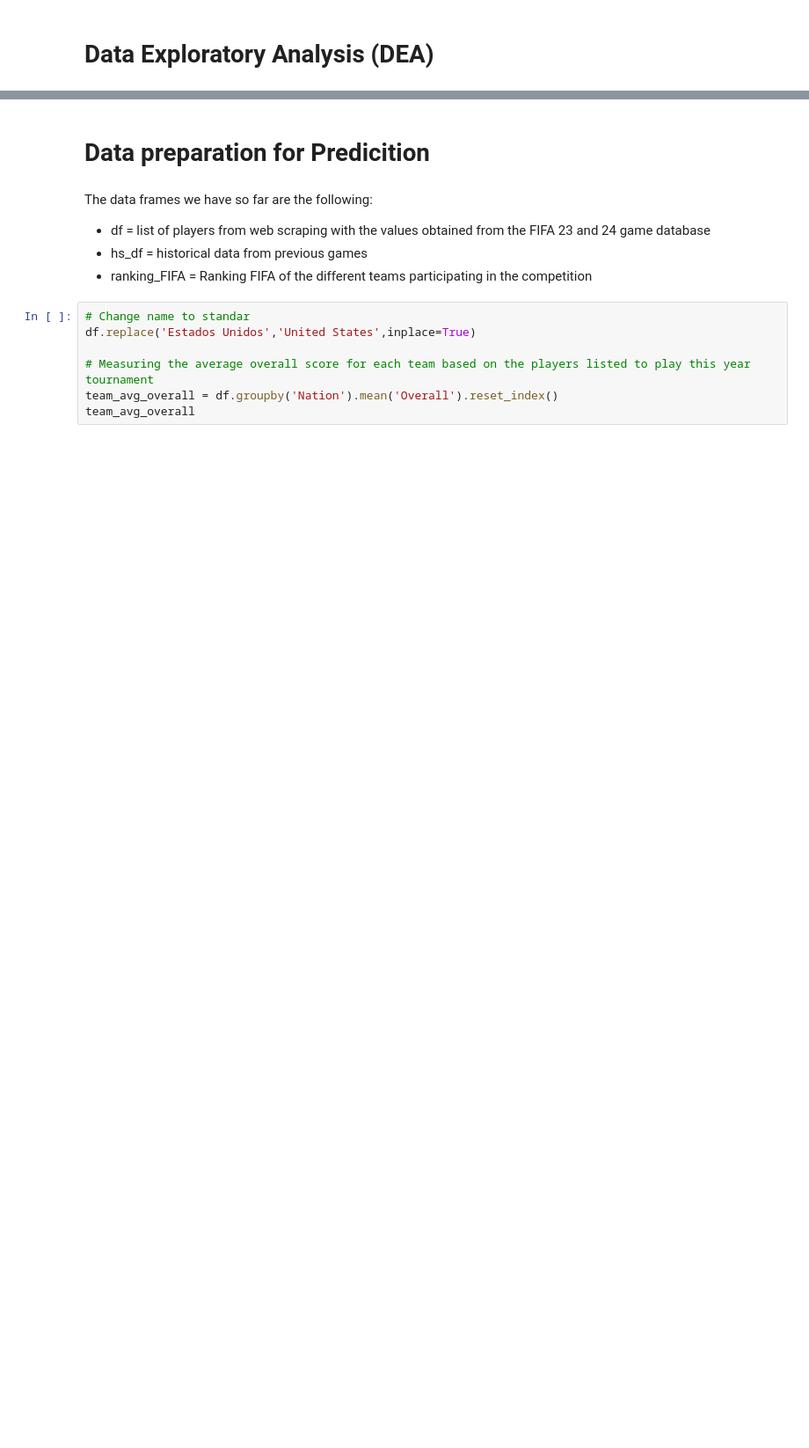
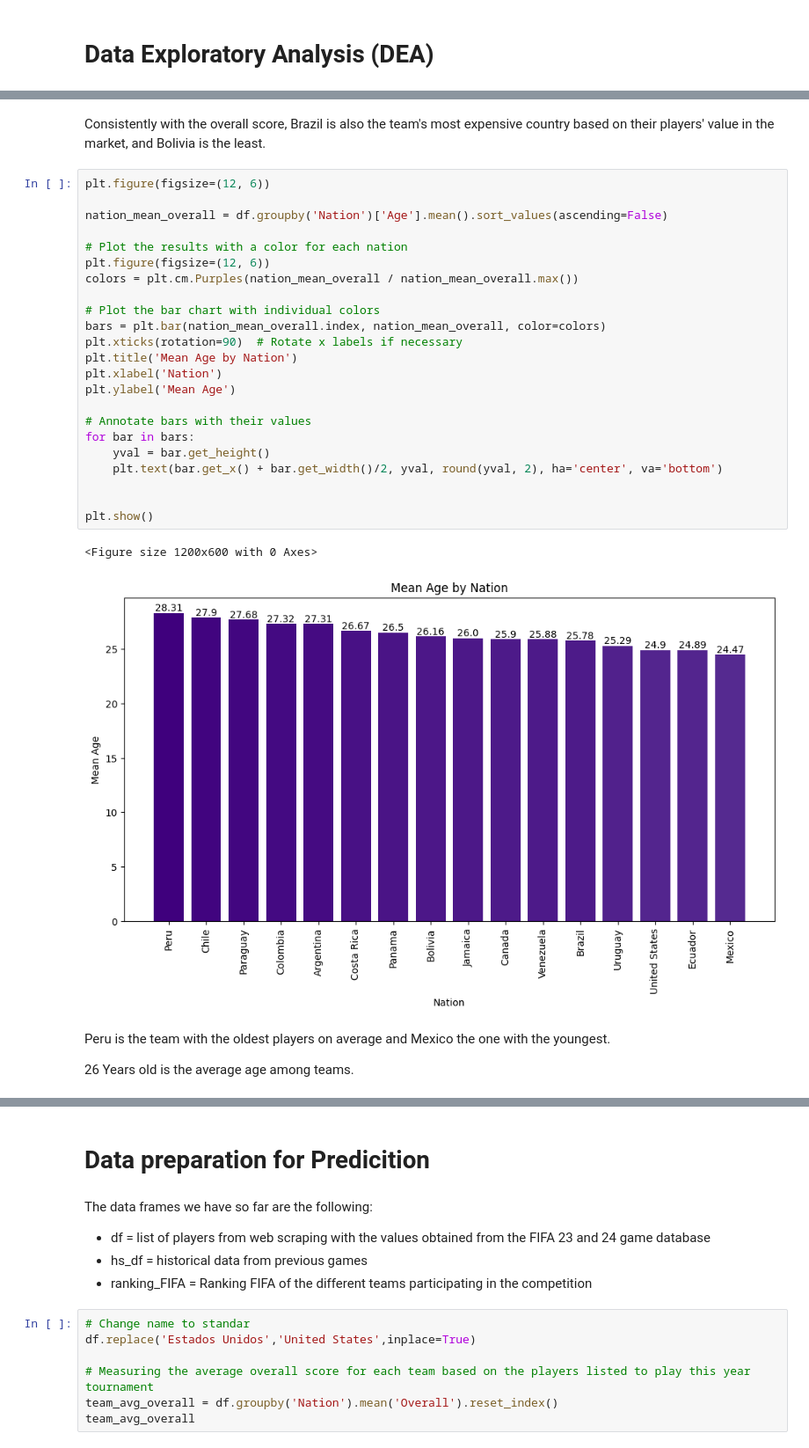
Before and after one commit to arielwendichansky/Copa-America-Model-2024, a Jupyter notebook: Copa_America_final_project.ipynb, the cells around one changed output, grey strips where cells are left out. Shown at 88% size. Saved outputs shown, nothing was run; the diff lists cells and outputs as text; blank space fills up the shorter version.

```diff
--- a/Copa_America_final_project.ipynb
+++ b/Copa_America_final_project.ipynb
@@ -1524,0 +1762,32 @@ ranking_FIFA.head()
+# %% [markdown]
+Consistently with the overall score, Brazil is also the team's most expensive country based on their players' value in the market, and Bolivia is the least.
+# %%
+plt.figure(figsize=(12, 6))
+
+nation_mean_overall = df.groupby('Nation')['Age'].mean().sort_values(ascending=False)
+
+# Plot the results with a color for each nation
+plt.figure(figsize=(12, 6))
+colors = plt.cm.Purples(nation_mean_overall / nation_mean_overall.max())
+
+# Plot the bar chart with individual colors
+bars = plt.bar(nation_mean_overall.index, nation_mean_overall, color=colors)
+plt.xticks(rotation=90)  # Rotate x labels if necessary
+plt.title('Mean Age by Nation')
+plt.xlabel('Nation')
+plt.ylabel('Mean Age')
+
+# Annotate bars with their values
+for bar in bars:
+    yval = bar.get_height()
+    plt.text(bar.get_x() + bar.get_width()/2, yval, round(yval, 2), ha='center', va='bottom')
+
+
+plt.show()
+# %% [output]
+<Figure size 1200x600 with 0 Axes>
+[figure, added]
+# %% [markdown]
+Peru is the team with the oldest players on average and Mexico the one with the youngest.
+
+26 Years old is the average age among teams.
```
Also changed, not shown: parts of 35 cells of this notebook.
